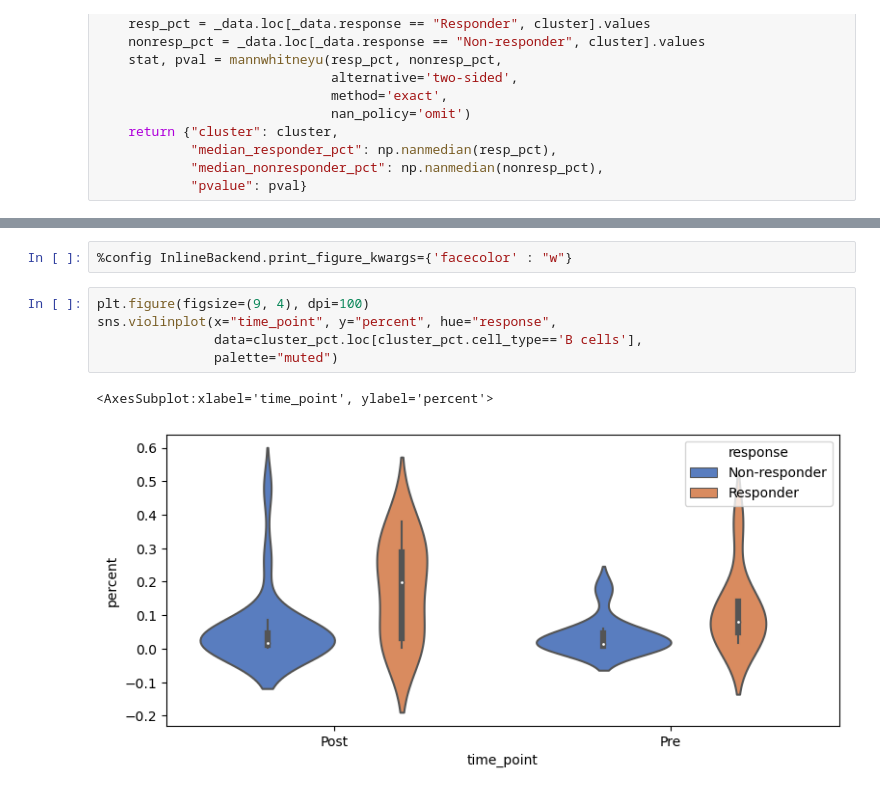
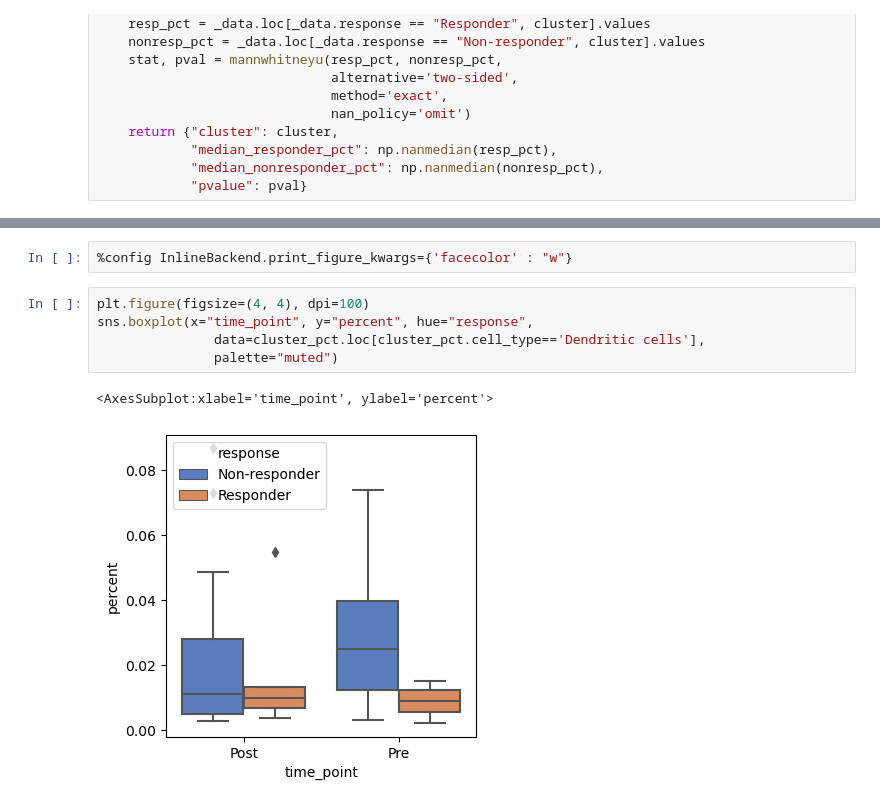
Before and after one commit to meg-bit/immune-cells-TIME-single-cell-anti-PD-1, a Jupyter notebook: 02cell_state.ipynb, the cells around one changed output, grey strips where cells are left out. Cells and saved outputs as stored; diff of their text form.

Commit message:
Good adjustment of cell annotation markers

```diff
--- a/02cell_state.ipynb
+++ b/02cell_state.ipynb
@@ -156,10 +158,10 @@ res.sort_values("pvalue")
-# %%
-%config InlineBackend.print_figure_kwargs={'facecolor' : "w"}
+# %%
+%config InlineBackend.print_figure_kwargs={'facecolor' : "w"}
 # %%
-plt.figure(figsize=(9, 4), dpi=100)
-sns.violinplot(x="time_point", y="percent", hue="response",
-               data=cluster_pct.loc[cluster_pct.cell_type=='B cells'],
+plt.figure(figsize=(4, 4), dpi=100)
+sns.boxplot(x="time_point", y="percent", hue="response",
+               data=cluster_pct.loc[cluster_pct.cell_type=='Dendritic cells'],
                palette="muted")
 # %% [output]
 <AxesSubplot:xlabel='time_point', ylabel='percent'>
-[figure, old version]
+[figure, new version]
```
Also changed, not shown: parts of 13 cells of this notebook.
